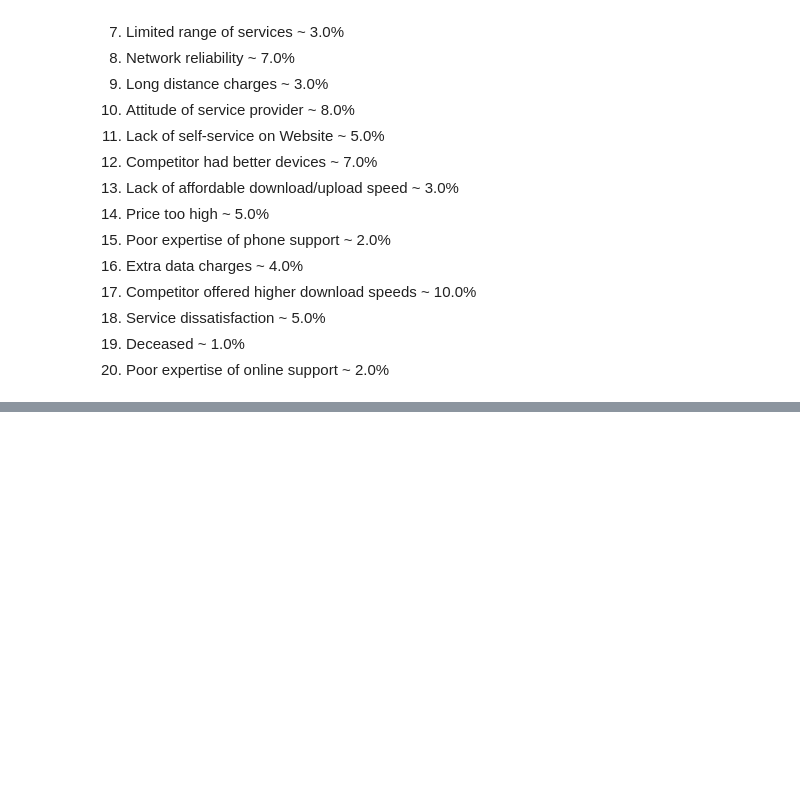
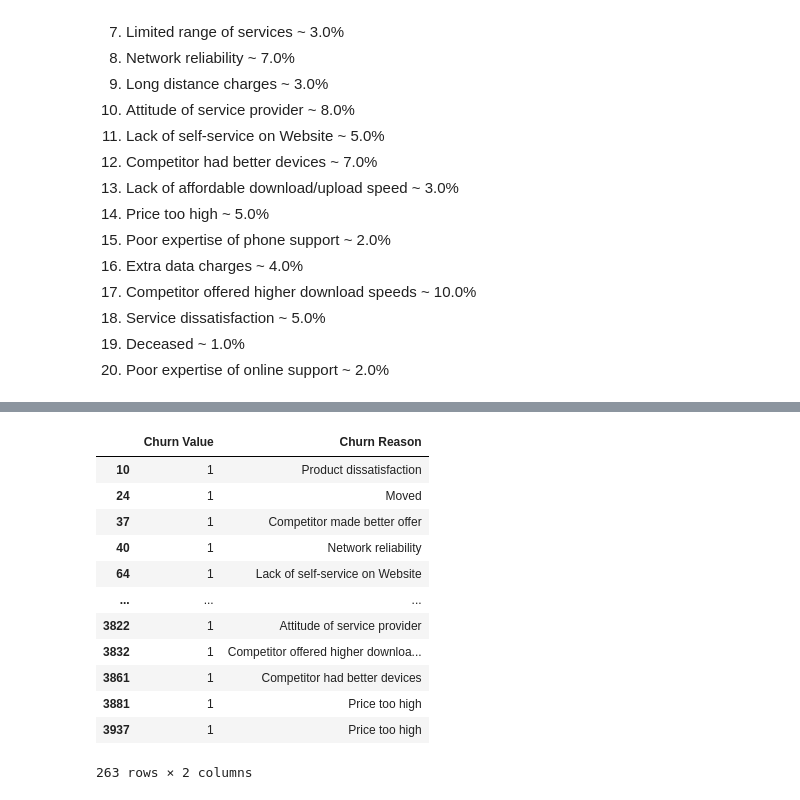
Before and after one commit to GeeK1224/cau_ml_project, a Jupyter notebook: cau_ml_project.ipynb, the cells around one changed output, grey strips where cells are left out. Cells and saved outputs as stored; diff of their text form; code cells hidden in the pictures; blank space fills up the shorter version.

```diff
--- a/cau_ml_project.ipynb
+++ b/cau_ml_project.ipynb
@@ -144,0 +194,22 @@ plt.show()
+# %%
+reasons = seniors[seniors['Churn Value'] == 1]['Churn Reason']
+
+reasons = pd.Series(reasons)
+churn_seniores = pd.Series(churn_seniors)
+
+churn_reasons_seniors = pd.concat([churn_seniors, reasons], axis=1)
+churn_reasons_seniors
+# %% [output]
+|  | Churn Value | Churn Reason |
+| 10 | 1 | Product dissatisfaction |
+| 24 | 1 | Moved |
+| 37 | 1 | Competitor made better offer |
+| 40 | 1 | Network reliability |
+| 64 | 1 | Lack of self-service on Website |
+| ... | ... | ... |
+| 3822 | 1 | Attitude of service provider |
+| 3832 | 1 | Competitor offered higher downloa... |
+| 3861 | 1 | Competitor had better devices |
+| 3881 | 1 | Price too high |
+| 3937 | 1 | Price too high |
+263 rows × 2 columns
```
Also changed, not shown: parts of 13 cells of this notebook.
